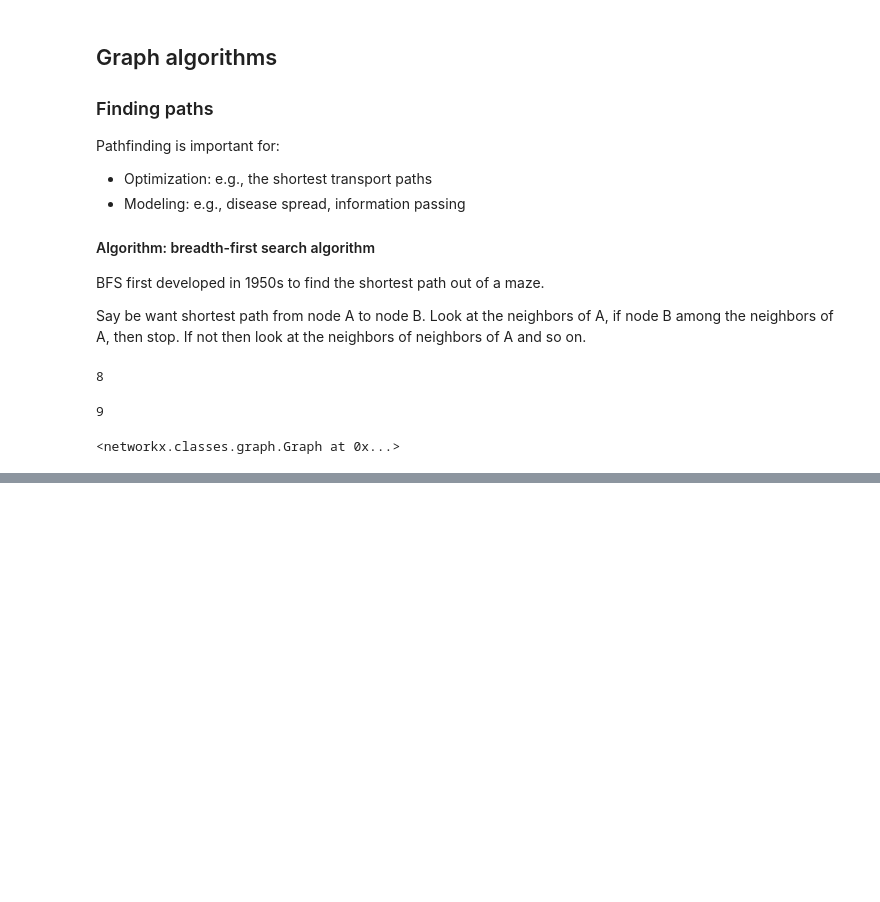
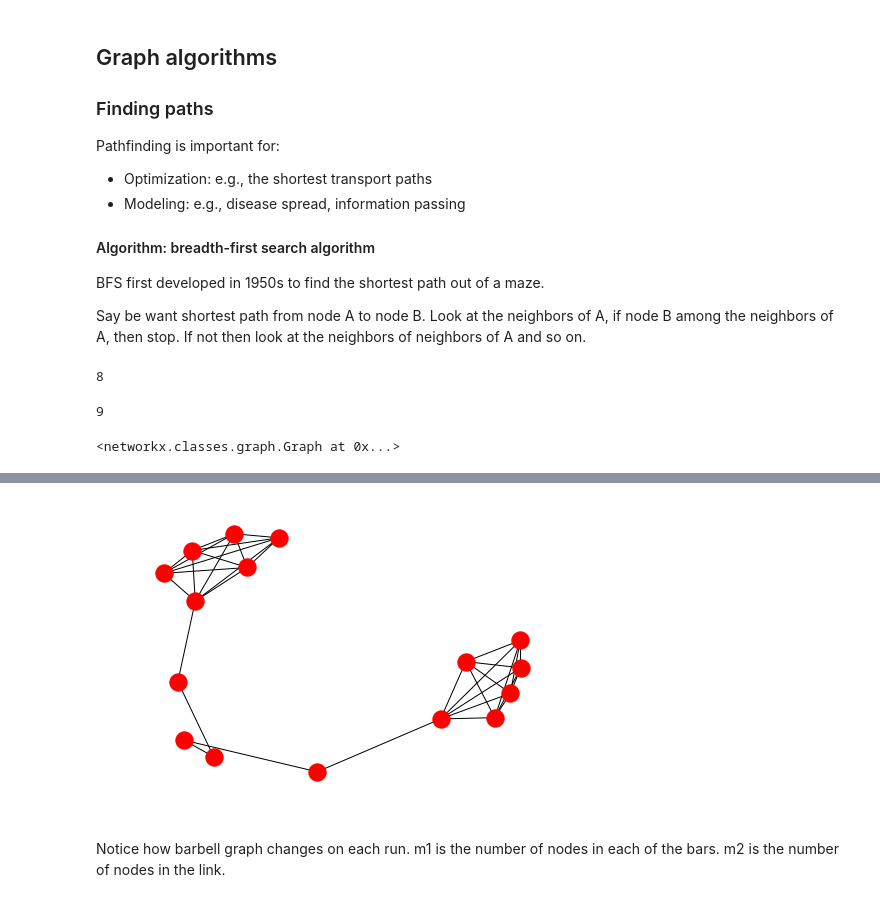
Before and after one commit to sushant2811/NetworkAnalysis, a Jupyter notebook: networkAnalysis.ipynb, the cells around one changed output, grey strips where cells are left out. Saved outputs shown, nothing was run; the diff lists cells and outputs as text; code cells hidden in the pictures; blank space fills up the shorter version.

Commit message:
Exploring betweeness centrality in bar graphs

```diff
--- a/networkAnalysis.ipynb
+++ b/networkAnalysis.ipynb
@@ -219,0 +234,7 @@ G
+# %%
+Gbarbell = nx.barbell_graph(m1=6, m2=4)
+nx.draw(Gbarbell)
+# %% [output]
+[figure, added]
+# %% [markdown]
+Notice how barbell graph changes on each run. m1 is the number of nodes in each of the bars. m2 is the number of nodes in the link.
```
Also changed, not shown: parts of 3 cells of this notebook.
